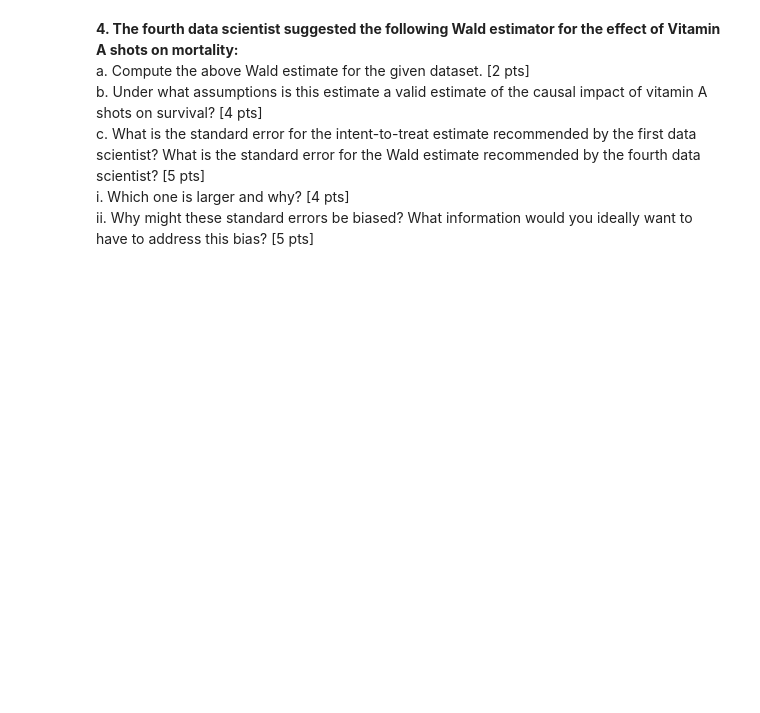
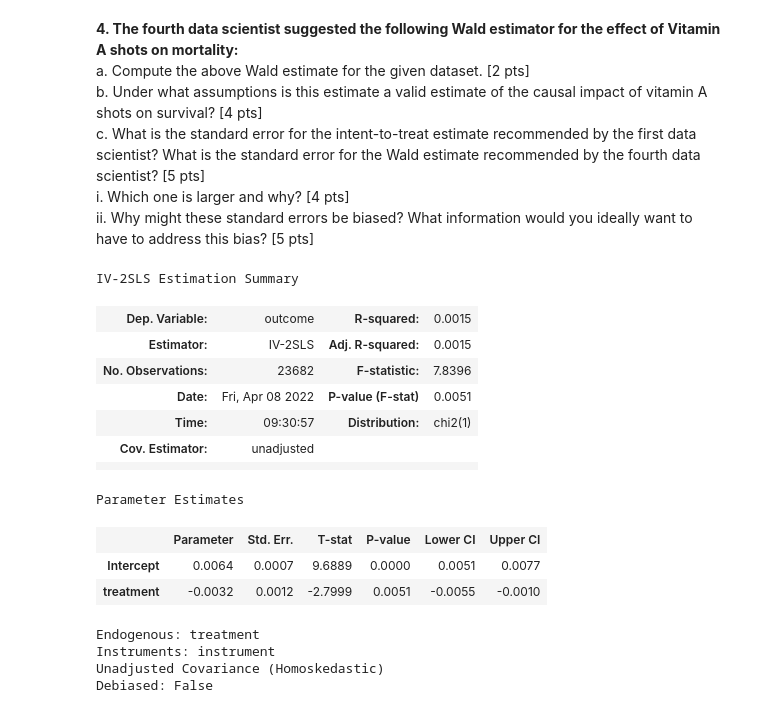
Before and after one commit to ghosh-ayan/causal-analysis-instrumental-variables, a Jupyter notebook: BAX423 HW1.ipynb, the cells around one changed output. Drawn from its saved outputs; the diff is of its cells as text; code cells hidden in the pictures; blank space fills up the shorter version.

Commit message:
Modified Wald Estimator

```diff
--- a/BAX423 HW1.ipynb
+++ b/BAX423 HW1.ipynb
@@ -376,0 +413,22 @@ ii. Why might these standard errors be biased? What information would you ideall
+# %%
+formula = 'outcome ~ 1 + [treatment ~ instrument]'
+IVmodel = IV2SLS.from_formula(formula, df_sommer).fit(cov_type='unadjusted')
+# %%
+IVmodel.summary
+# %% [output]
+IV-2SLS Estimation Summary
+| Dep. Variable: | outcome | R-squared: | 0.0015 |
+| Estimator: | IV-2SLS | Adj. R-squared: | 0.0015 |
+| No. Observations: | 23682 | F-statistic: | 7.8396 |
+| Date: | Fri, Apr 08 2022 | P-value (F-stat) | 0.0051 |
+| Time: | 09:30:57 | Distribution: | chi2(1) |
+| Cov. Estimator: | unadjusted |  |  |
+|  |  |  |  |
+Parameter Estimates
+|  | Parameter | Std. Err. | T-stat | P-value | Lower CI | Upper CI |
+| Intercept | 0.0064 | 0.0007 | 9.6889 | 0.0000 | 0.0051 | 0.0077 |
+| treatment | -0.0032 | 0.0012 | -2.7999 | 0.0051 | -0.0055 | -0.0010 |
+Endogenous: treatment
+Instruments: instrument
+Unadjusted Covariance (Homoskedastic)
+Debiased: False
```
Also changed, not shown: parts of 34 cells of this notebook.
